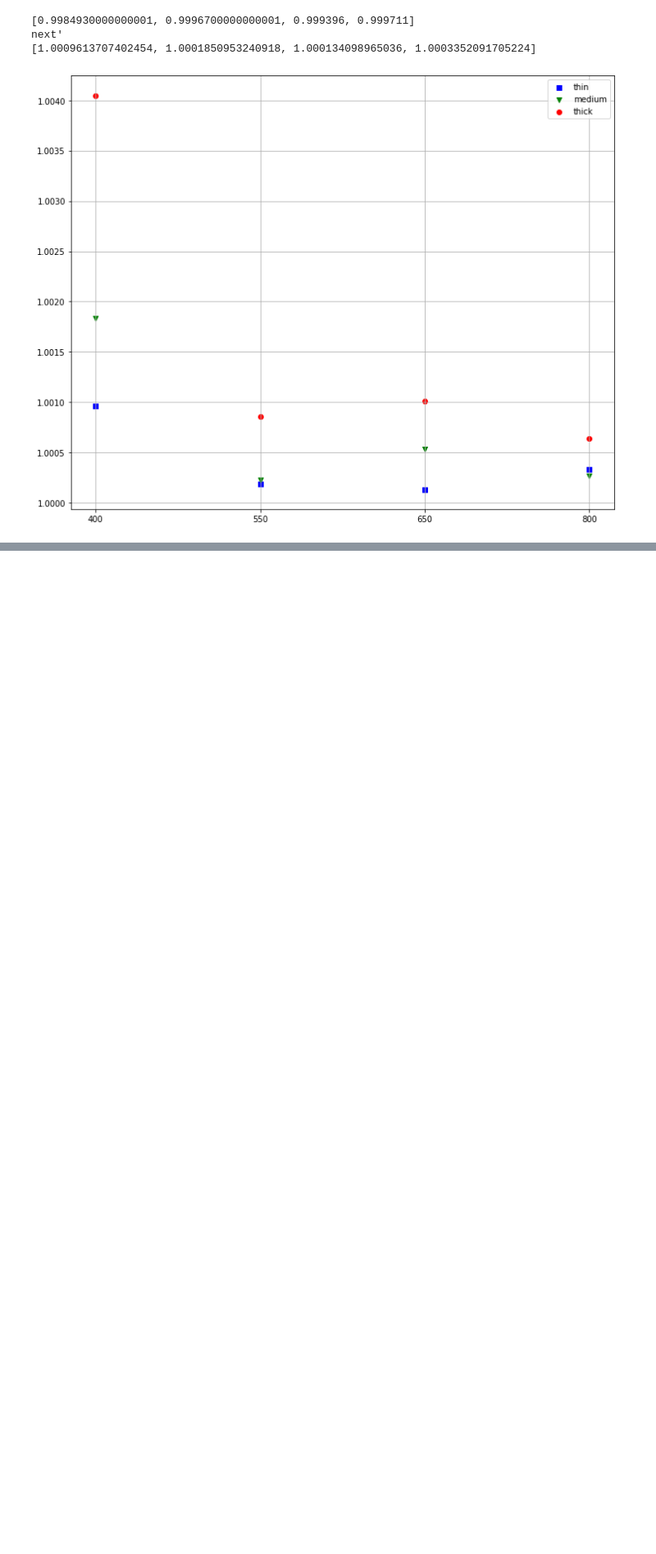
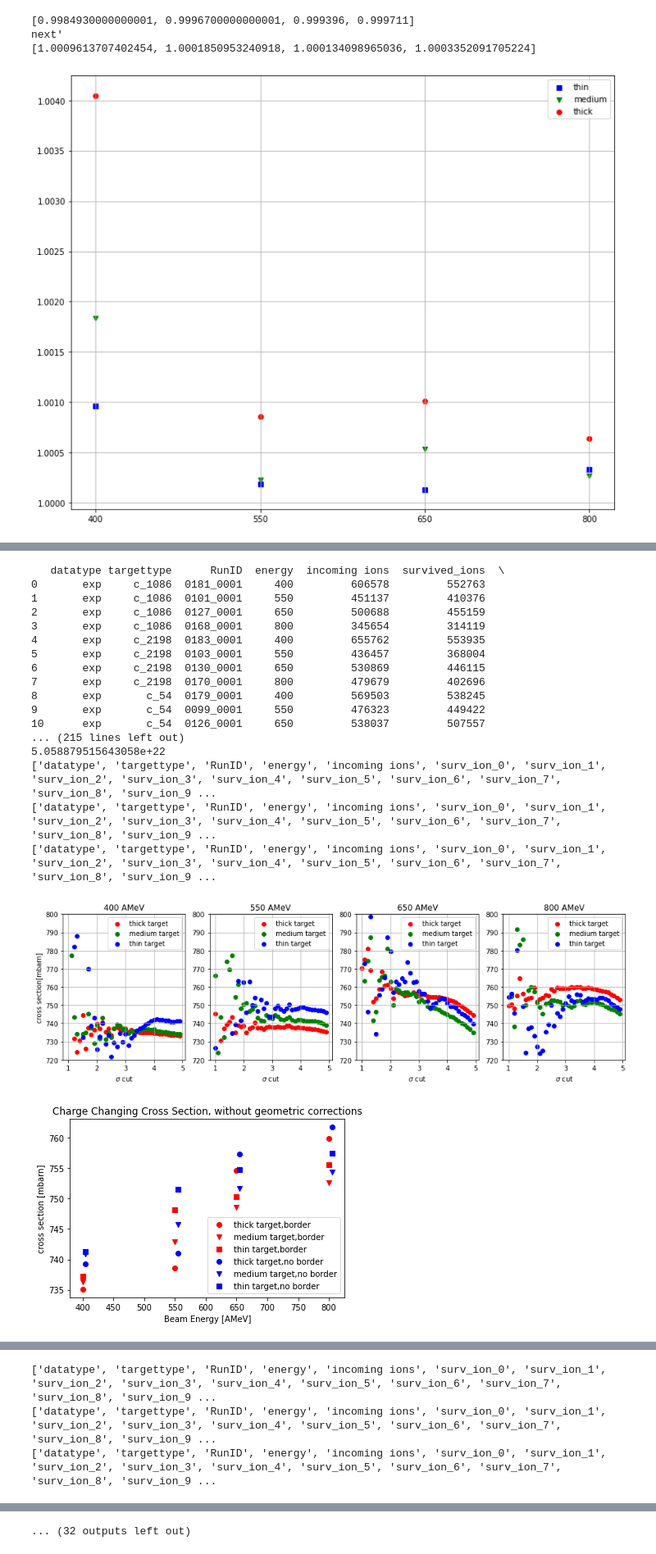
Before and after one commit to jenegger/r3bweek24_gsi, a Jupyter notebook: twim_eff_mw1_2.ipynb, the cells around one changed output, grey strips where cells are left out. Shown at 82% size. Drawn from its saved outputs; the diff is of its cells as text; code cells hidden in the pictures; blank space fills up the shorter version.

```diff
--- a/twim_eff_mw1_2.ipynb
+++ b/twim_eff_mw1_2.ipynb
@@ -75,0 +80,27 @@ next'
+# %%
+%run preliminary_charge_chaning_methods.ipynb
+
+file_gauss2d_border_3_5_sigma = 'numbers/comb_gauss2d_border.txt'
+cccs_border_3_5_thin = cccs(file_gauss2d_border_3_5_sigma,"thin")
+cccs_border_3_5_medium = cccs(file_gauss2d_border_3_5_sigma,"medium")
+cccs_border_3_5_thick = cccs(file_gauss2d_border_3_5_sigma,"thick")
+# %% [output]
+   datatype targettype      RunID  energy  incoming ions  survived_ions  \
+0       exp     c_1086  0181_0001     400         606578         552763
+1       exp     c_1086  0101_0001     550         451137         410376
+2       exp     c_1086  0127_0001     650         500688         455159
+3       exp     c_1086  0168_0001     800         345654         314119
+4       exp     c_2198  0183_0001     400         655762         553935
+5       exp     c_2198  0103_0001     550         436457         368004
+6       exp     c_2198  0130_0001     650         530869         446115
+7       exp     c_2198  0170_0001     800         479679         402696
+8       exp       c_54  0179_0001     400         569503         538245
+9       exp       c_54  0099_0001     550         476323         449422
+10      exp       c_54  0126_0001     650         538037         507557
+... (215 lines left out)
+5.058879515643058e+22
+['datatype', 'targettype', 'RunID', 'energy', 'incoming ions', 'surv_ion_0', 'surv_ion_1', 'surv_ion_2', 'surv_ion_3', 'surv_ion_4', 'surv_ion_5', 'surv_ion_6', 'surv_ion_7', 'surv_ion_8', 'surv_ion_9 ...
+['datatype', 'targettype', 'RunID', 'energy', 'incoming ions', 'surv_ion_0', 'surv_ion_1', 'surv_ion_2', 'surv_ion_3', 'surv_ion_4', 'surv_ion_5', 'surv_ion_6', 'surv_ion_7', 'surv_ion_8', 'surv_ion_9 ...
+['datatype', 'targettype', 'RunID', 'energy', 'incoming ions', 'surv_ion_0', 'surv_ion_1', 'surv_ion_2', 'surv_ion_3', 'surv_ion_4', 'surv_ion_5', 'surv_ion_6', 'surv_ion_7', 'surv_ion_8', 'surv_ion_9 ...
+[figure, added]
+[figure, added]
@@ -75,0 +125,3 @@ next'
+['datatype', 'targettype', 'RunID', 'energy', 'incoming ions', 'surv_ion_0', 'surv_ion_1', 'surv_ion_2', 'surv_ion_3', 'surv_ion_4', 'surv_ion_5', 'surv_ion_6', 'surv_ion_7', 'surv_ion_8', 'surv_ion_9 ...
+['datatype', 'targettype', 'RunID', 'energy', 'incoming ions', 'surv_ion_0', 'surv_ion_1', 'surv_ion_2', 'surv_ion_3', 'surv_ion_4', 'surv_ion_5', 'surv_ion_6', 'surv_ion_7', 'surv_ion_8', 'surv_ion_9 ...
+['datatype', 'targettype', 'RunID', 'energy', 'incoming ions', 'surv_ion_0', 'surv_ion_1', 'surv_ion_2', 'surv_ion_3', 'surv_ion_4', 'surv_ion_5', 'surv_ion_6', 'surv_ion_7', 'surv_ion_8', 'surv_ion_9 ...
@@ -75,0 +168 @@ next'
+... (32 outputs left out)
```
Also changed, not shown: parts of 7 cells of this notebook, 20 other files.
